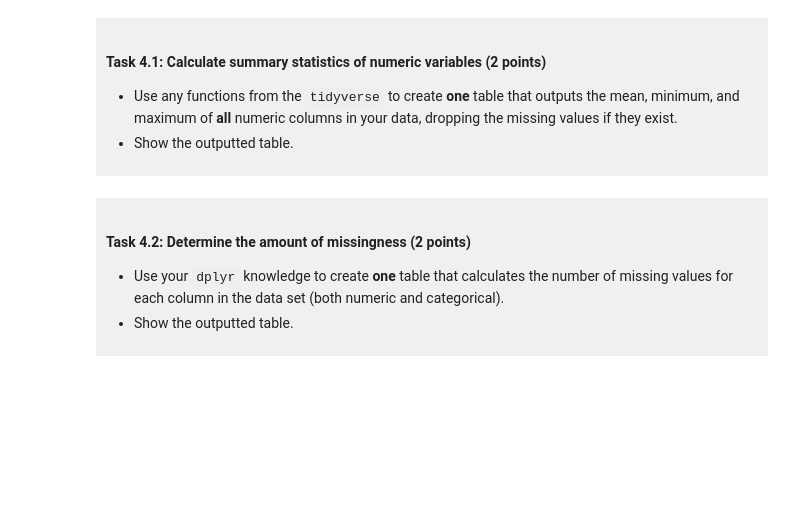
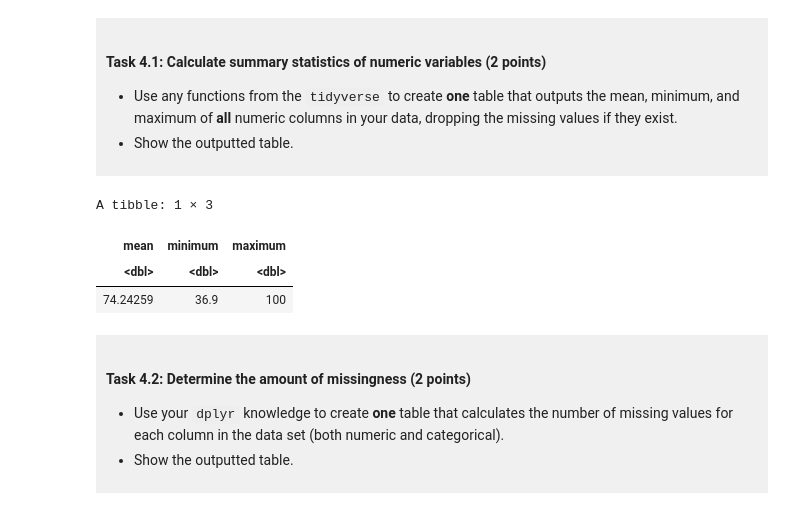
Before and after one commit to hudmun0629/dsci-100-project-Hudson-Munro, a Jupyter notebook: dsci-100-project-notebook.ipynb, the cells around one changed output. Drawn from its saved outputs; the diff is of its cells as text; code cells hidden in the pictures; blank space fills up the shorter version.

Commit message:
completed task 4.1 for mean minimum and maximum, completed task 4.2 to see missing values, completed task 4.3 to summarize over levels of categorical variable

```diff
--- a/dsci-100-project-notebook.ipynb
+++ b/dsci-100-project-notebook.ipynb
@@ -267,7 +272,16 @@ You will refine your research question (if needed) and produce a tidy data set.
 
 </div>
 # %%
-### EDIT THIS CODE CELL ###
+basketball_summary <- basketball_tidy |>
+summarise(mean = mean(total_wins_pct, na.rm = TRUE),
+          minimum = min(total_wins_pct, na.rm = TRUE),
+          maximum = max(total_wins_pct, na.rm = TRUE))
+basketball_summary
+# %% [output]
+A tibble: 1 × 3
+| mean | minimum | maximum |
+| <dbl> | <dbl> | <dbl> |
+| 74.24259 | 36.9 | 100 |
 # %% [markdown]
 <div style="background-color: #f0f0f0; padding: 10px;">
 
```
Also changed, not shown: parts of 3 cells of this notebook.
